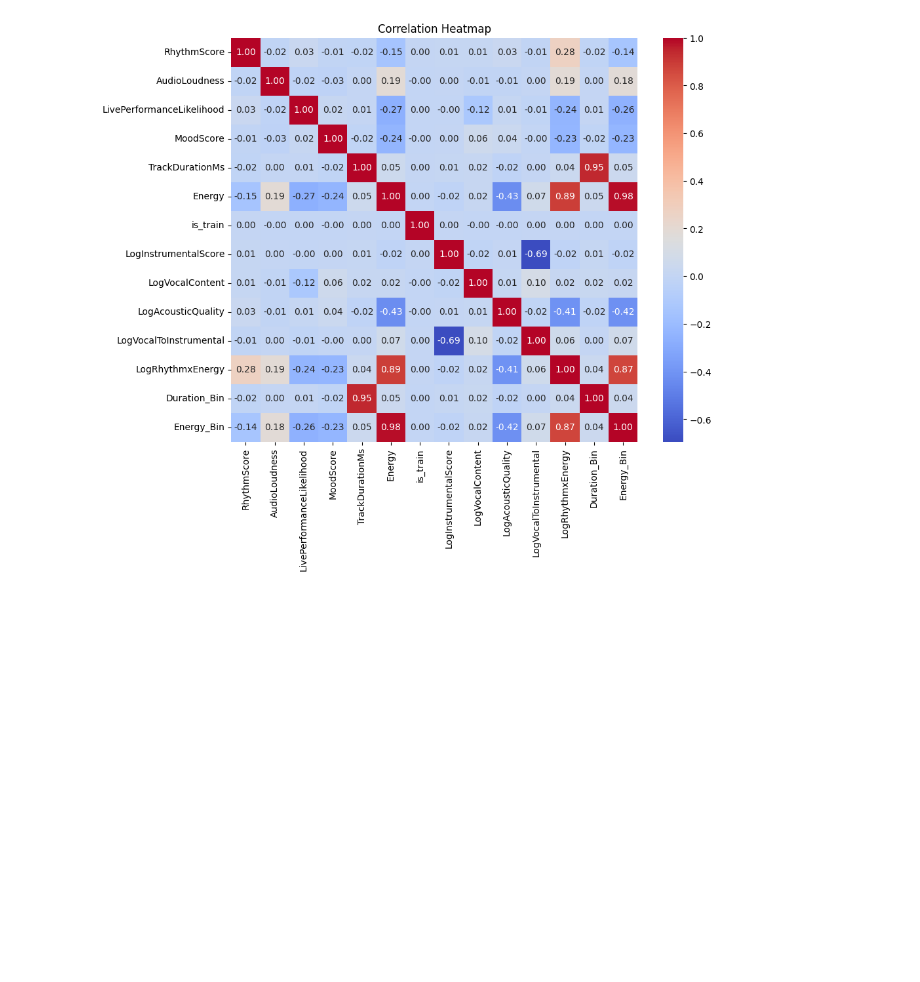
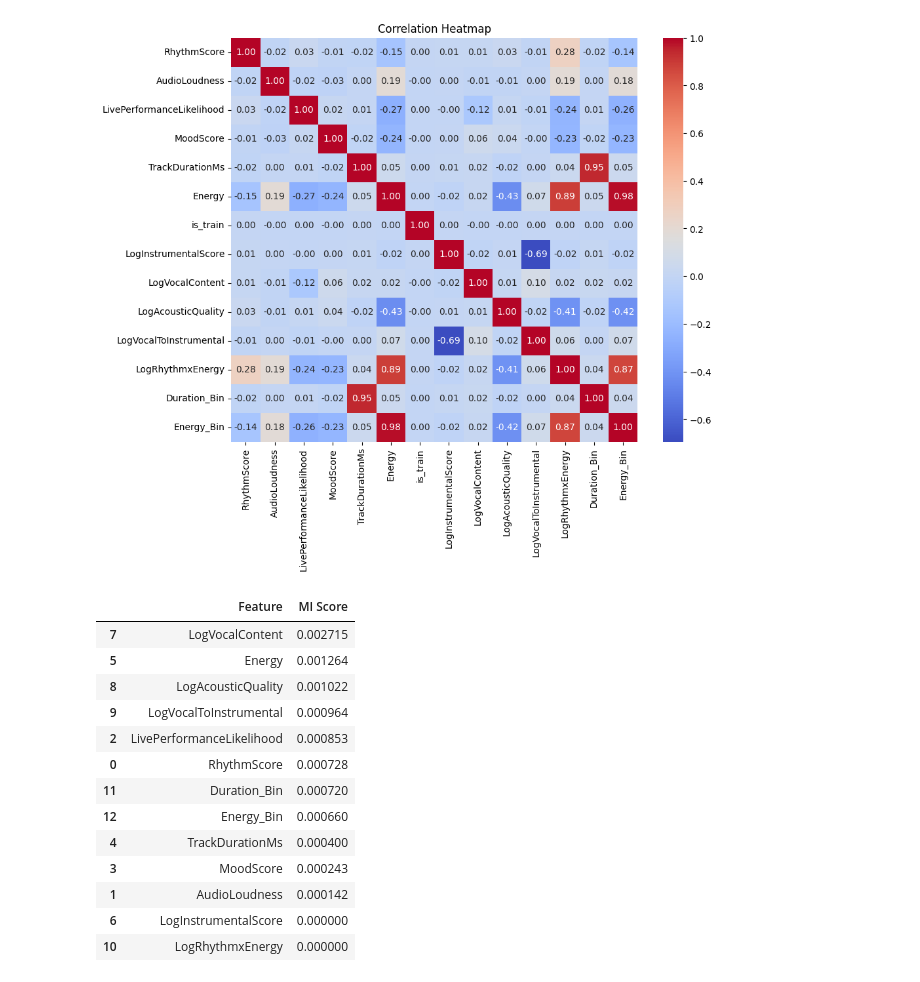
Before and after one commit to cod3astro/kaggle_ML_competition, a Jupyter notebook: collab_kaggle_beats.ipynb, the cells around one changed output. Cells and saved outputs as stored; diff of their text form; code cells hidden in the pictures; blank space fills up the shorter version.

```diff
--- a/collab_kaggle_beats.ipynb
+++ b/collab_kaggle_beats.ipynb
@@ -168,3 +168,30 @@ from sklearn.base import BaseEstimator, TransformerMixin
 from sklearn.impute import SimpleImputer
 from scipy.stats import pointbiserialr, chi2_contingency
 from imblearn.pipeline import Pipeline as ImbPipeline
+# %%
+train = df[df["is_train"] == 1].copy()
+
+X = train.drop(columns=["is_train"])
+# X_encoded = pd.get_dummies(X, drop_first=True)
+
+mi_scores = mutual_info_regression(X, y, random_state=42)
+mi_df = pd.DataFrame({
+    "Feature": X.columns,
+    "MI Score": mi_scores
+}).sort_values(by="MI Score", ascending=False)
+mi_df
+# %% [output]
+|  | Feature | MI Score |
+| 7 | LogVocalContent | 0.002715 |
+| 5 | Energy | 0.001264 |
+| 8 | LogAcousticQuality | 0.001022 |
+| 9 | LogVocalToInstrumental | 0.000964 |
+| 2 | LivePerformanceLikelihood | 0.000853 |
+| 0 | RhythmScore | 0.000728 |
+| 11 | Duration_Bin | 0.000720 |
+| 12 | Energy_Bin | 0.000660 |
+| 4 | TrackDurationMs | 0.000400 |
+| 3 | MoodScore | 0.000243 |
+| 1 | AudioLoudness | 0.000142 |
+| 6 | LogInstrumentalScore | 0.000000 |
+| 10 | LogRhythmxEnergy | 0.000000 |
```
Also changed, not shown: parts of 2 cells of this notebook.
